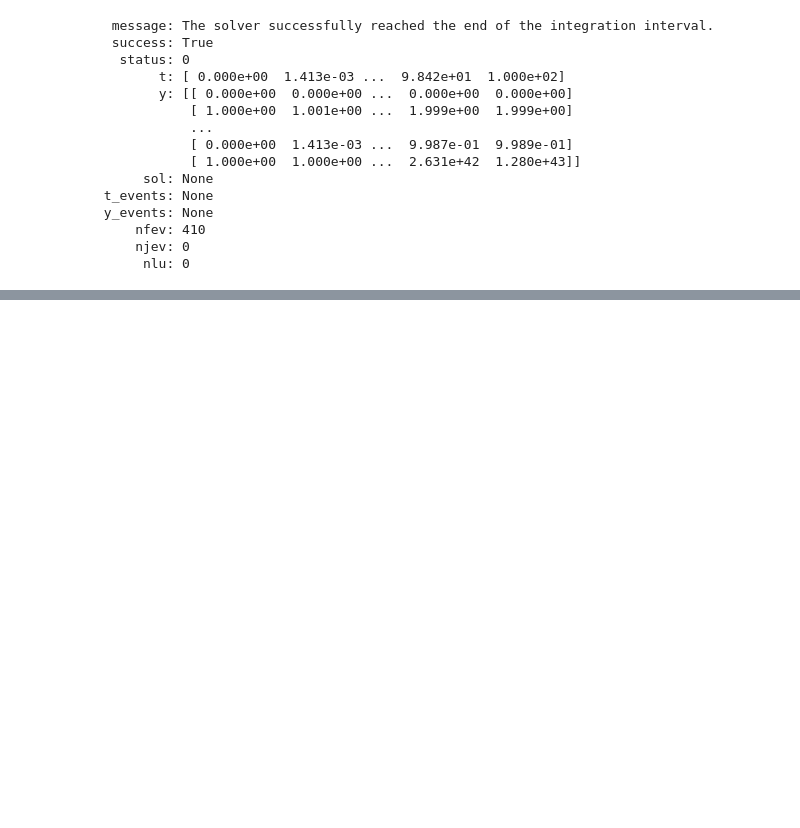
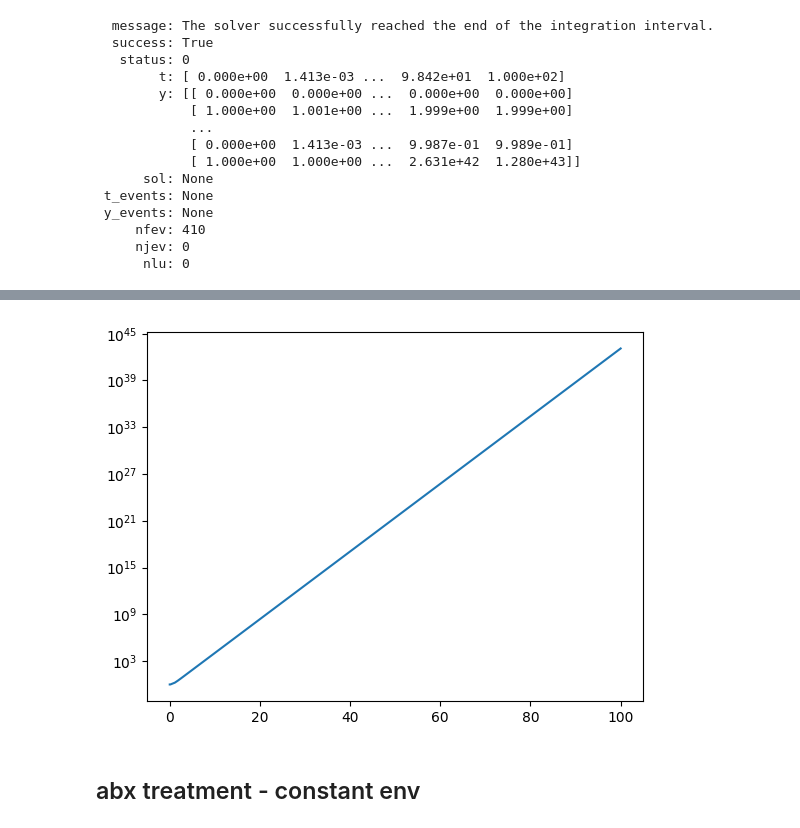
Before and after one commit to erezli/RiboTargettingAbx, a Jupyter notebook: simulations.ipynb, the cells around one changed output, grey strips where cells are left out. Cells and saved outputs as stored; diff of their text form; code cells hidden in the pictures; blank space fills up the shorter version.

```diff
--- a/simulations.ipynb
+++ b/simulations.ipynb
@@ -51,0 +51,9 @@ ValueError: x and y must have same first dimension, but have shapes (67,) and (5
+# %%
+fig, ax = plt.subplots()
+ax.plot(time_series.t, time_series.y[4])
+ax.set_yscale('log')
+plt.show()
+# %% [output]
+[figure, added]
+# %% [markdown]
+## abx treatment - constant env
```
Also changed, not shown: parts of 6 cells of this notebook, 1 other file.
